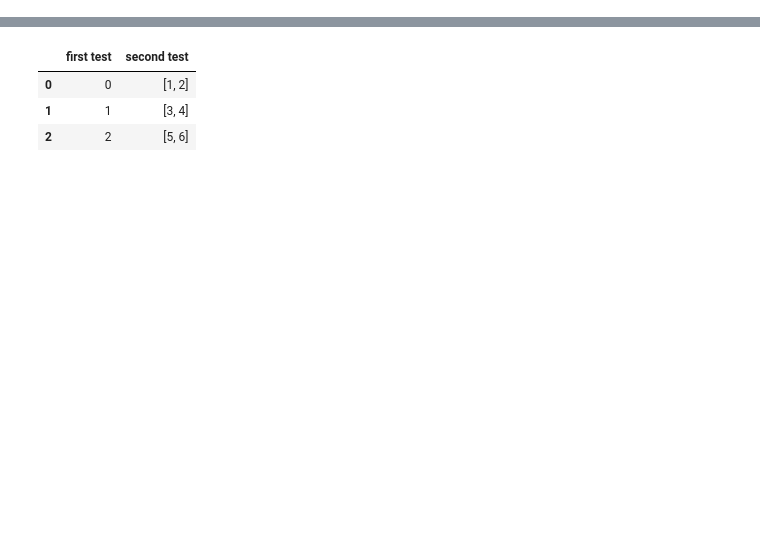
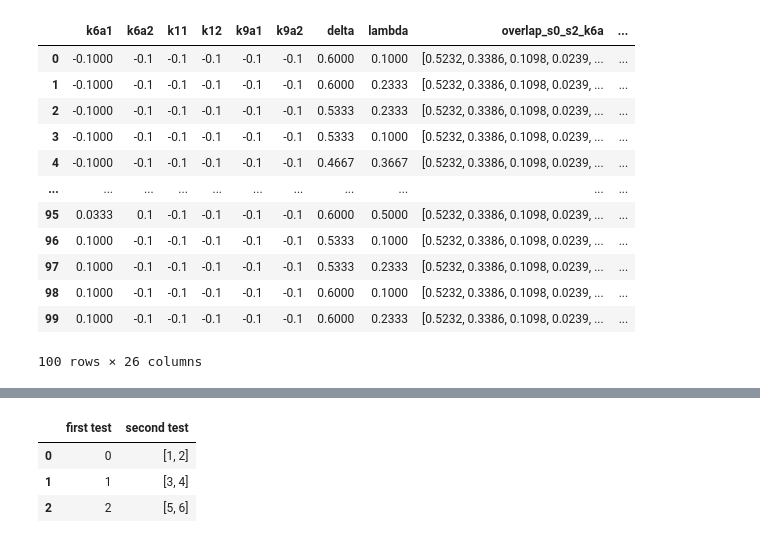
Before and after one commit to GwydionJon/EN_learn, a Jupyter notebook: machine_learning/Experiments with all param/first_test_franck_condon.ipynb, the cells around one changed output, grey strips where cells are left out. Cells and saved outputs as stored; diff of their text form; code cells hidden in the pictures; blank space fills up the shorter version.

```diff
--- a/machine_learning/Experiments with all param/first_test_franck_condon.ipynb
+++ b/machine_learning/Experiments with all param/first_test_franck_condon.ipynb
@@ -355,0 +271,28 @@ def get_energy_wavef(x_grid,omega,v_s0,v_s1_list,v_s2_list):
+# %%
+#df_labels.loc[((df_labels['k6a1']==df_overlab_k6a['k6a1']) and
+#               (df_labels['k6a2']==df_overlab_k6a['k6a2'])),
+#              'max_overlap_s0_s2'] = 1
+
+#merge the overlap results into the main df
+df_labels=df_labels.merge(df_overlap_k6a,on=["k6a1","k6a2"])
+df_labels=df_labels.merge(df_overlap_k1,on=["k11","k12"])
+df_labels=df_labels.merge(df_overlap_k9a,on=["k9a1","k9a2"])
+
+
+df_labels[["k6a1","k6a2"]]=df_labels[["k6a1","k6a2"]]
+
+df_labels.head(100)
+# %% [output]
+|  | k6a1 | k6a2 | k11 | k12 | k9a1 | k9a2 | delta | lambda | overlap_s0_s2_k6a | ... |
+| 0 | -0.1000 | -0.1 | -0.1 | -0.1 | -0.1 | -0.1 | 0.6000 | 0.1000 | [0.5232, 0.3386, 0.1098, 0.0239, ... | ... |
+| 1 | -0.1000 | -0.1 | -0.1 | -0.1 | -0.1 | -0.1 | 0.6000 | 0.2333 | [0.5232, 0.3386, 0.1098, 0.0239, ... | ... |
+| 2 | -0.1000 | -0.1 | -0.1 | -0.1 | -0.1 | -0.1 | 0.5333 | 0.2333 | [0.5232, 0.3386, 0.1098, 0.0239, ... | ... |
+| 3 | -0.1000 | -0.1 | -0.1 | -0.1 | -0.1 | -0.1 | 0.5333 | 0.1000 | [0.5232, 0.3386, 0.1098, 0.0239, ... | ... |
+| 4 | -0.1000 | -0.1 | -0.1 | -0.1 | -0.1 | -0.1 | 0.4667 | 0.3667 | [0.5232, 0.3386, 0.1098, 0.0239, ... | ... |
+| ... | ... | ... | ... | ... | ... | ... | ... | ... | ... | ... |
+| 95 | 0.0333 | 0.1 | -0.1 | -0.1 | -0.1 | -0.1 | 0.6000 | 0.5000 | [0.5232, 0.3386, 0.1098, 0.0239, ... | ... |
+| 96 | 0.1000 | -0.1 | -0.1 | -0.1 | -0.1 | -0.1 | 0.5333 | 0.1000 | [0.5232, 0.3386, 0.1098, 0.0239, ... | ... |
+| 97 | 0.1000 | -0.1 | -0.1 | -0.1 | -0.1 | -0.1 | 0.5333 | 0.2333 | [0.5232, 0.3386, 0.1098, 0.0239, ... | ... |
+| 98 | 0.1000 | -0.1 | -0.1 | -0.1 | -0.1 | -0.1 | 0.6000 | 0.1000 | [0.5232, 0.3386, 0.1098, 0.0239, ... | ... |
+| 99 | 0.1000 | -0.1 | -0.1 | -0.1 | -0.1 | -0.1 | 0.6000 | 0.2333 | [0.5232, 0.3386, 0.1098, 0.0239, ... | ... |
+100 rows × 26 columns
```
Also changed, not shown: parts of 9 cells of this notebook, 1 other file.
